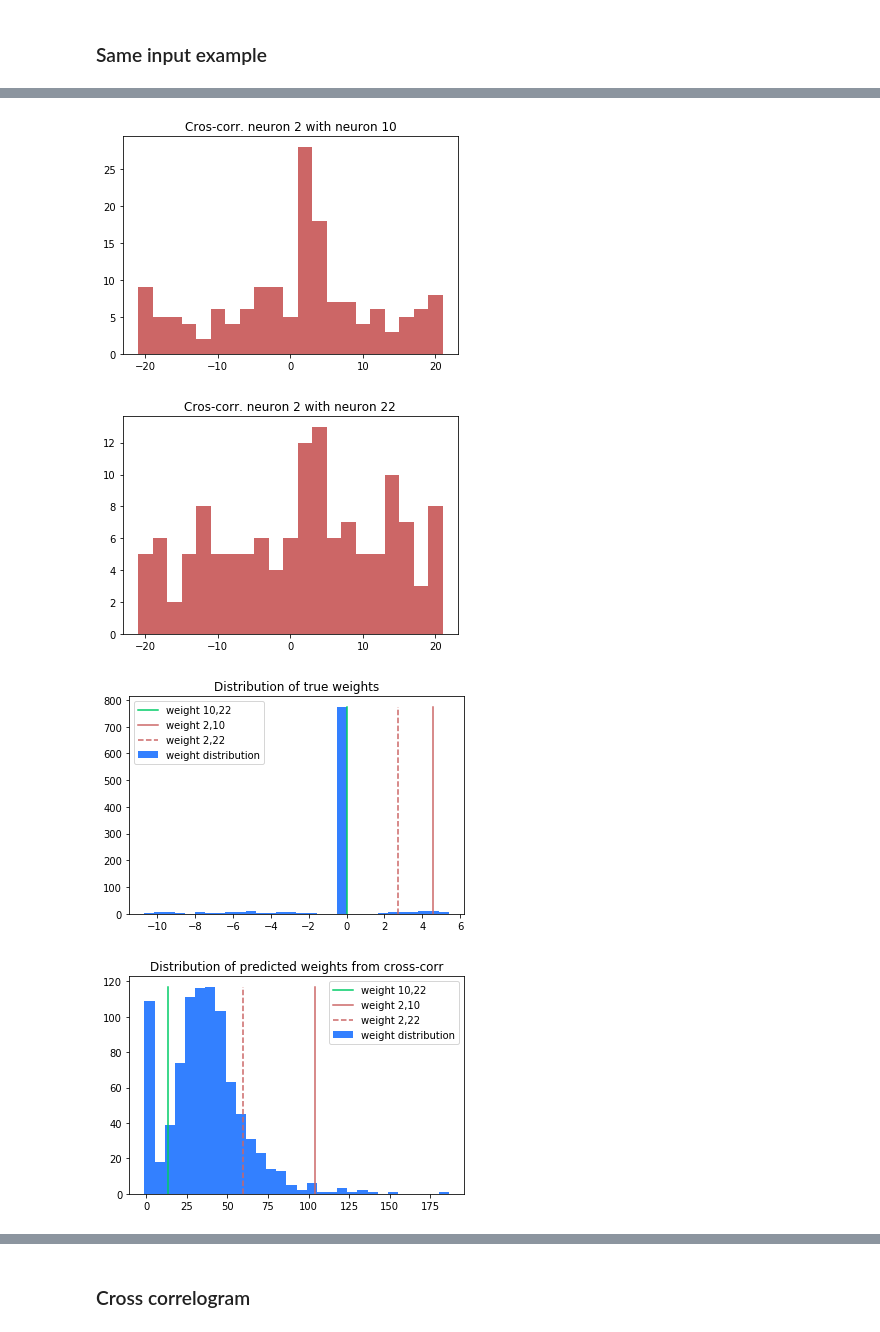
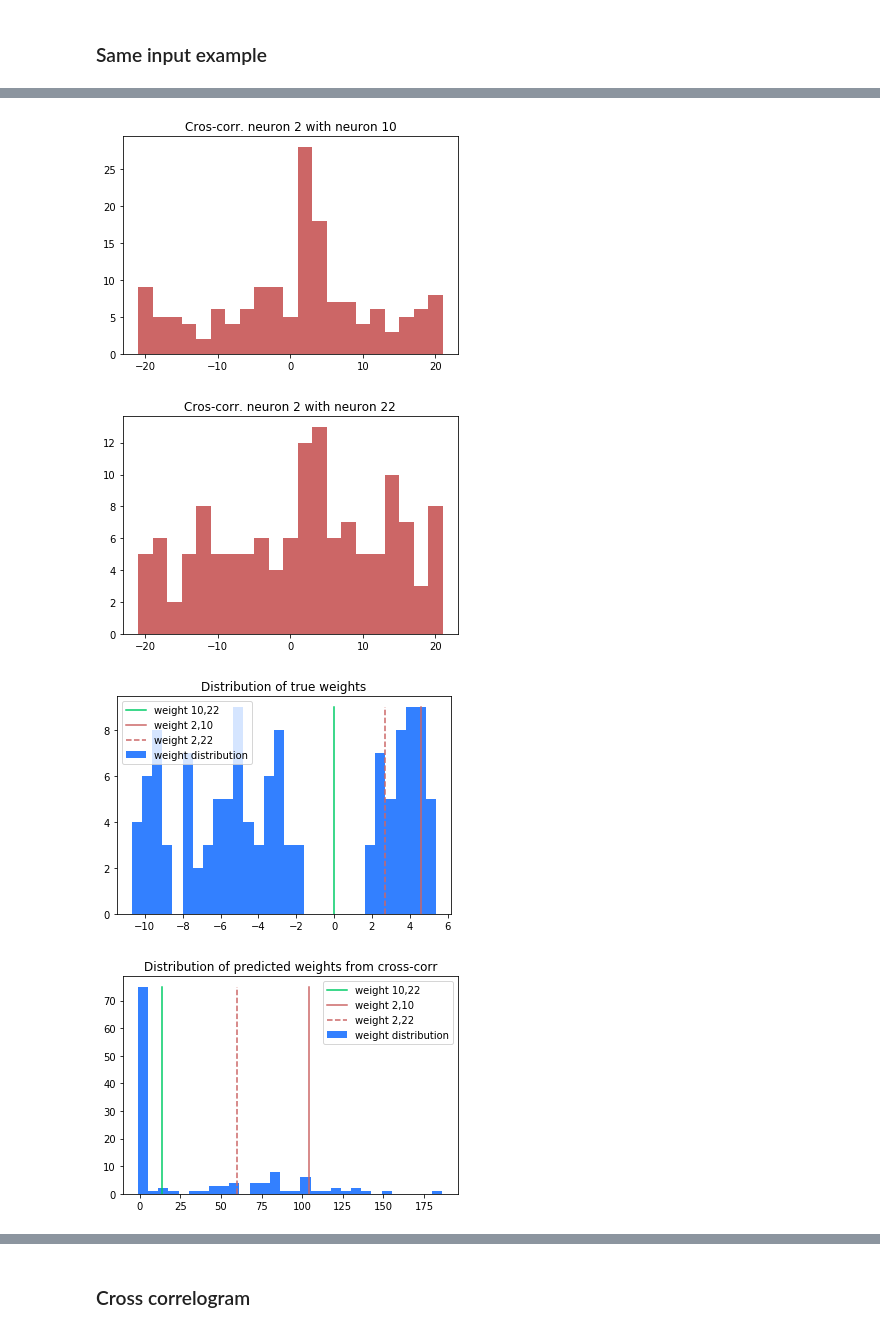
Before and after one commit to yger/inference, a Jupyter notebook: network_inference.ipynb, the cells around one changed output, grey strips where cells are left out. Saved outputs shown, nothing was run; the diff lists cells and outputs as text; code cells hidden in the pictures.

Commit message:
hist changed

```diff
--- a/network_inference.ipynb
+++ b/network_inference.ipynb
@@ -274,8 +274,8 @@ bar(steps,cg,width=stepsize,facecolor=[0.8,0.4,0.4])
 
 figure()
 title('Distribution of true weights')
-count,edges = np.histogram(Jtrue.flatten(),bins=30)
-hist(Jtrue.flatten(),facecolor=[0.2,0.5,1],bins=30,label='weight distribution')
+count,edges = np.histogram(Jtrue.flatten()[Jtrue.flatten()!=0],bins=30)
+hist(Jtrue.flatten()[Jtrue.flatten()!=0],facecolor=[0.2,0.5,1],bins=30,label='weight distribution')
 plot([Jtrue[j_N1,j_N2],Jtrue[j_N1,j_N2]],[0,np.max(count)],c=[0,0.8,0.4],
      label='weight '+str(j_N1)+','+str(j_N2))
 plot([Jtrue[i_N,j_N1],Jtrue[i_N,j_N1]],[0,np.max(count)],c=[0.8,0.4,0.4],
@@ -287,39 +287,39 @@ show()
 
 figure()
 title('Distribution of predicted weights from cross-corr')
-count,edges = np.histogram(J_corr.flatten(),bins=30)
-hist(J_corr.flatten(),facecolor=[0.2,0.5,1],bins=30,label='weight distribution')
+count,edges = np.histogram(J_corr.flatten()[Jtrue.flatten()!=0],bins=30)
+hist(J_corr.flatten()[Jtrue.flatten()!=0],facecolor=[0.2,0.5,1],bins=30,label='weight distribution')
 plot([J_corr[j_N1,j_N2],J_corr[j_N1,j_N2]],[0,np.max(count)],c=[0,0.8,0.4],
      label='weight '+str(j_N1)+','+str(j_N2))
 plot([J_corr[i_N,j_N1],J_corr[i_N,j_N1]],[0,np.max(count)],c=[0.8,0.4,0.4],
      label='weight '+str(i_N)+','+str(j_N1))
 plot([J_corr[i_N,j_N2],J_corr[i_N,j_N2]],[0,np.max(count)],'--',c=[0.8,0.4,0.4],
      label='weight '+str(i_N)+','+str(j_N2))
 legend()
 show()
 
 figure()
 title('Distribution of predicted weights from Ladenbauer')
-count,edges = np.histogram(J_ladenbauer.flatten(),bins=30)
-hist(J_ladenbauer.flatten(),facecolor=[0.2,0.5,1],bins=30,label='weight distribution')
+count,edges = np.histogram(J_ladenbauer.flatten()[Jtrue.flatten()!=0],bins=30)
+hist(J_ladenbauer.flatten()[Jtrue.flatten()!=0],facecolor=[0.2,0.5,1],bins=30,label='weight distribution')
 plot([J_ladenbauer[j_N1,j_N2],J_ladenbauer[j_N1,j_N2]],[0,np.max(count)],c=[0,0.8,0.4],
      label='weight '+str(j_N1)+','+str(j_N2))
 plot([J_ladenbauer[i_N,j_N1],J_ladenbauer[i_N,j_N1]],[0,np.max(count)],c=[0.8,0.4,0.4],
      label='weight '+str(i_N)+','+str(j_N1))
 plot([J_ladenbauer[i_N,j_N2],J_ladenbauer[i_N,j_N2]],[0,np.max(count)],'--',c=[0.8,0.4,0.4],
      label='weight '+str(i_N)+','+str(j_N2))
 legend()
 show()
 # %% [output]
 weight with neuron 10: 4.581383140598656
 weight with neuron 22: 2.711884474007473
 Cross-corr. predicted weight neuron 10 neuron 22: 13.706465589341768
 Ladenbauer predicted weight neuron 10 neuron 22: -0.12265625000000033
 NORMALIZED Cross-corr. predicted weight neuron 10 neuron 22: -0.9532688727691288
 NORMALIZED Ladenbauer predicted weight neuron 10 neuron 22: -0.7866732889478494
 10.0
 [figure]
 [figure]
 [figure]
-[figure, old version]
+[figure, new version]
-[figure, old version]
+[figure, new version]
```
Also changed, not shown: parts of 2 cells of this notebook.
